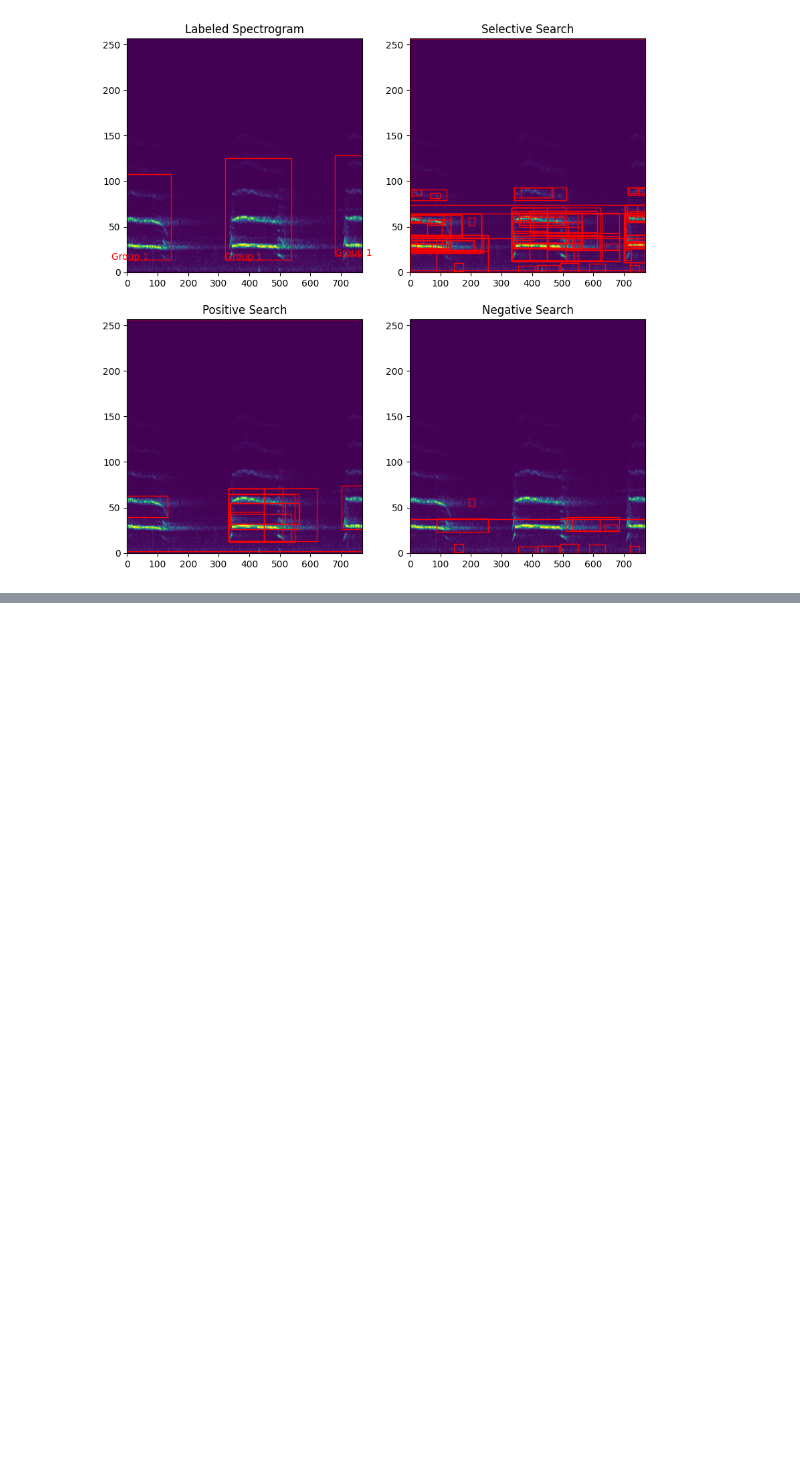
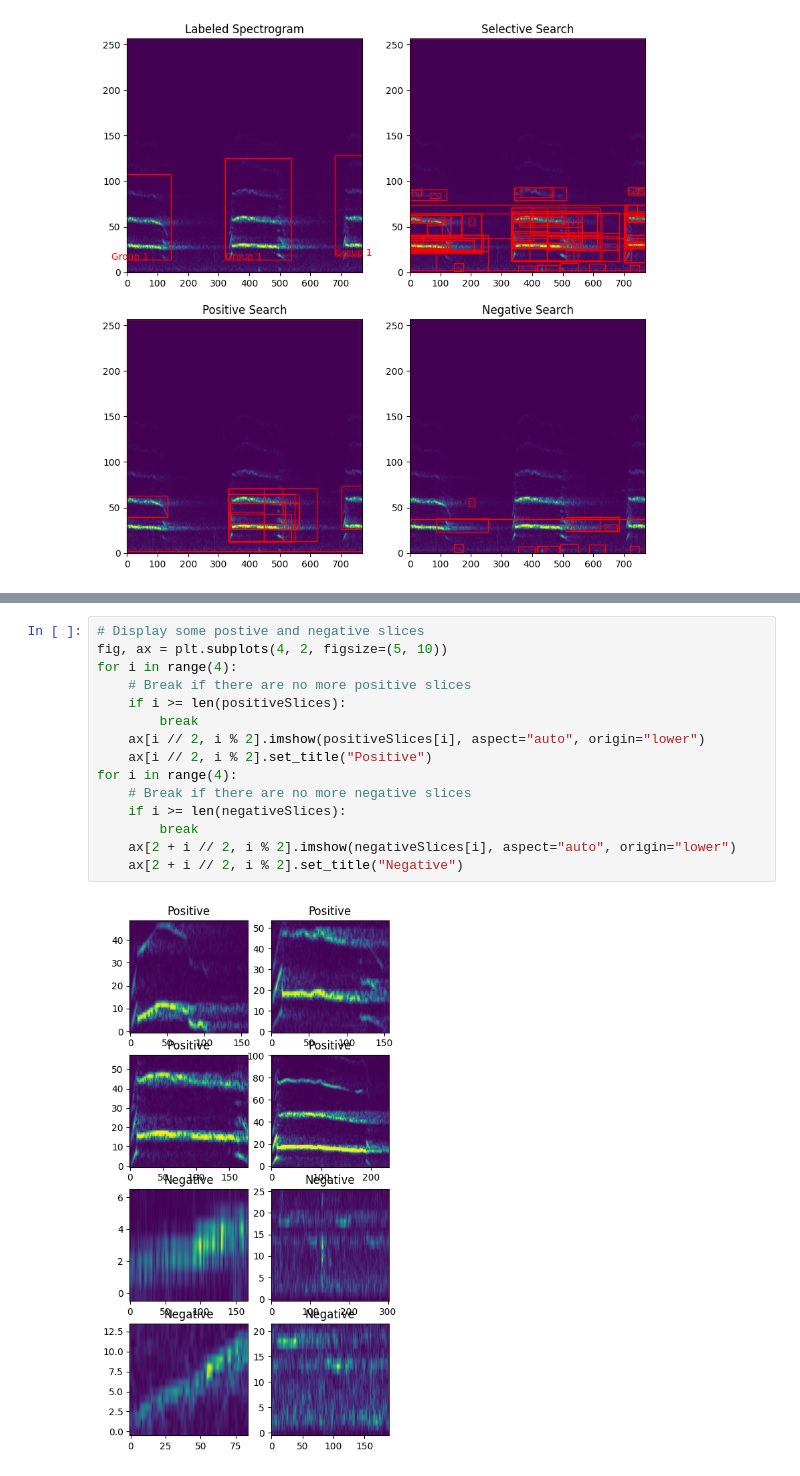
Before and after one commit to fangjunzhou/RCNN-Audio-Detection, a Jupyter notebook: generate-data-set.ipynb, the cells around one changed output, grey strips where cells are left out. Drawn from its saved outputs; the diff is of its cells as text; blank space fills up the shorter version.

```diff
--- a/rcnn-audio-detection.ipynb
+++ b/generate-data-set.ipynb
@@ -565,0 +681,17 @@ for rectLabelPair in negativePairs:
+# %%
+# Display some postive and negative slices
+fig, ax = plt.subplots(4, 2, figsize=(5, 10))
+for i in range(4):
+    # Break if there are no more positive slices
+    if i >= len(positiveSlices):
+        break
+    ax[i // 2, i % 2].imshow(positiveSlices[i], aspect="auto", origin="lower")
+    ax[i // 2, i % 2].set_title("Positive")
+for i in range(4):
+    # Break if there are no more negative slices
+    if i >= len(negativeSlices):
+        break
+    ax[2 + i // 2, i % 2].imshow(negativeSlices[i], aspect="auto", origin="lower")
+    ax[2 + i // 2, i % 2].set_title("Negative")
+# %% [output]
+[figure, added]
```
Also changed, not shown: parts of 10 cells of this notebook, 1 other file.
